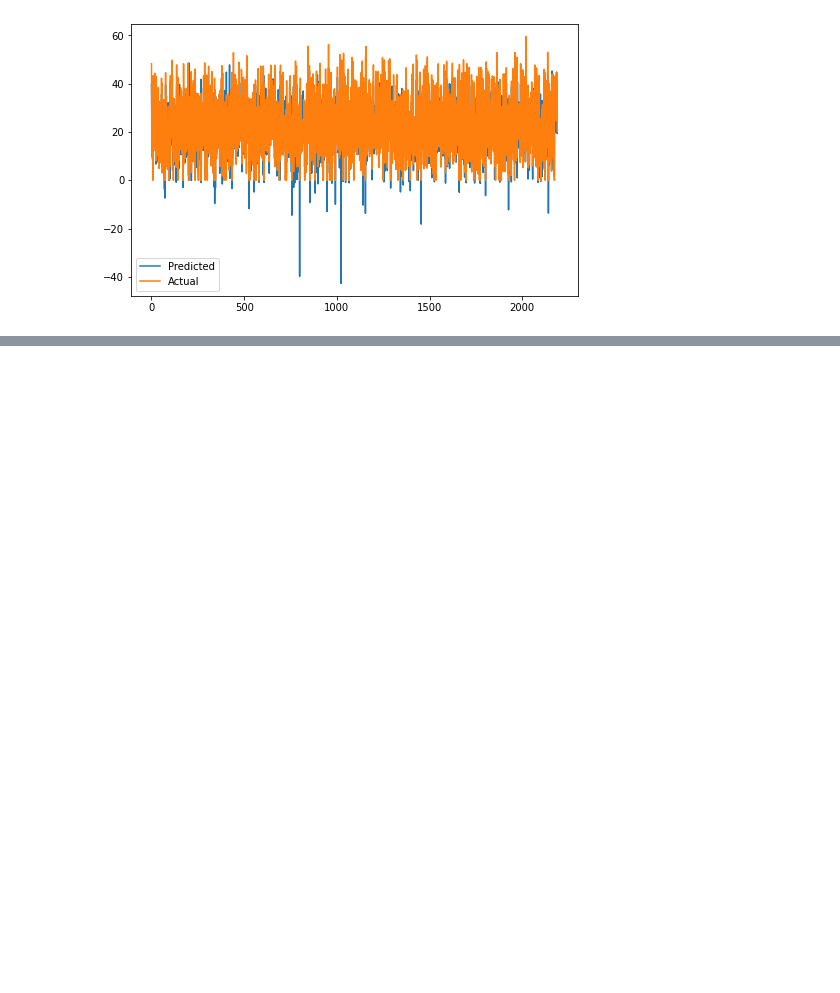
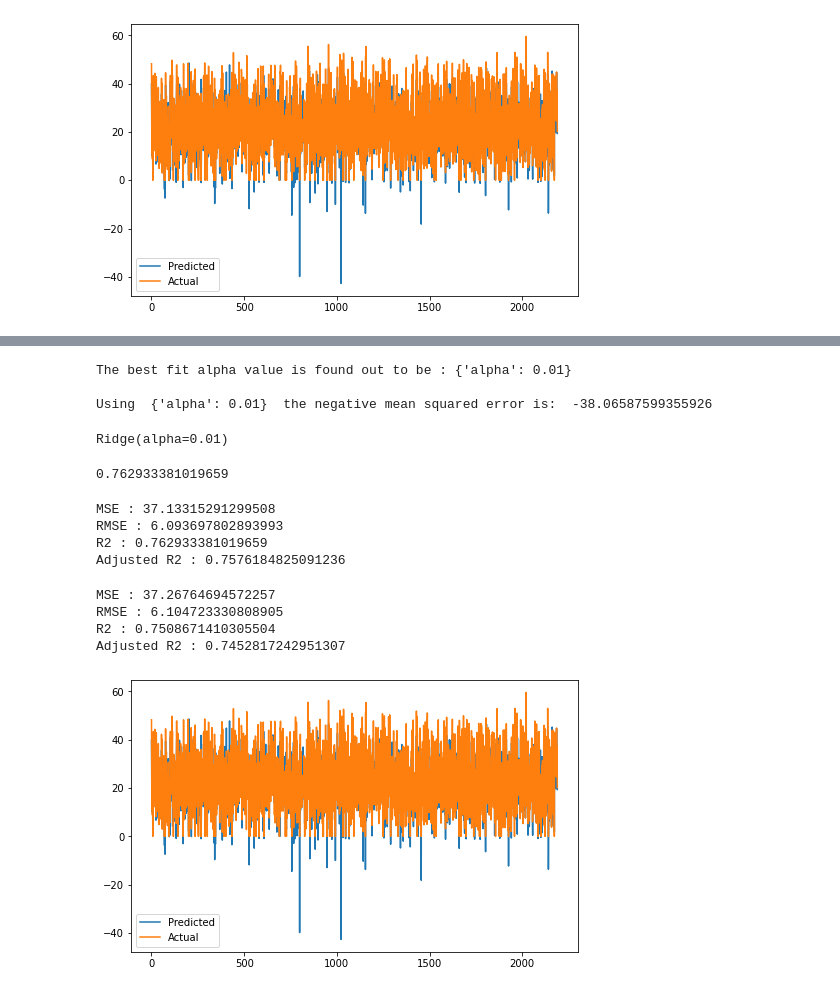
Before and after one commit to brahma102/Bike-Sharing-Demand-Prediction, a Jupyter notebook: Bike_Sharing_Demand_Prediction_Capstone_Project.ipynb, the cells around one changed output, grey strips where cells are left out. Cells and saved outputs as stored; diff of their text form; code cells hidden in the pictures; blank space fills up the shorter version.

```diff
--- a/Bike_Sharing_Demand_Prediction_Capstone_Project.ipynb
+++ b/Bike_Sharing_Demand_Prediction_Capstone_Project.ipynb
@@ -533,0 +604,7 @@ plt.show()
+# %%
+from sklearn.linear_model import Ridge
+
+ridge=Ridge()
+parameters = {'alpha': [1e-15,1e-10,1e-8,1e-5,1e-4,1e-3,1e-2,1,5,10,20,30,40,45,50,55,60,100]}
+ridge_regressor = GridSearchCV(ridge, parameters, scoring='neg_mean_squared_error', cv=3)
+ridge_regressor.fit(x_train,y_train)
@@ -533,0 +617,69 @@ plt.show()
+# %%
+print("The best fit alpha value is found out to be :" ,ridge_regressor.best_params_)
+print("\nUsing ",ridge_regressor.best_params_, " the negative mean squared error is: ", ridge_regressor.best_score_)
+# %% [output]
+The best fit alpha value is found out to be : {'alpha': 0.01}
+
+Using  {'alpha': 0.01}  the negative mean squared error is:  -38.06587599355926
+# %%
+ridge= Ridge(alpha=0.01)
+ridge.fit(x_train,y_train)
+# %% [output]
+Ridge(alpha=0.01)
+# %%
+ridge.score(x_train, y_train)
+# %% [output]
+0.762933381019659
+# %%
+#y pred  ridge test and train
+y_pred_train_ridge=ridge.predict(x_train)
+y_pred_test_ridge=ridge.predict(x_test)
+# %%
+# metrics for ridge regression
+from sklearn.metrics import mean_squared_error
+MSE= mean_squared_error((y_train), (y_pred_train_ridge))
+print("MSE :",MSE)
+
+RMSE=np.sqrt(MSE)
+print("RMSE :",RMSE)
+
+
+from sklearn.metrics import r2_score
+r2= r2_score(y_train, y_pred_train_ridge)
+print("R2 :",r2)
+print("Adjusted R2 :",1-(1-r2_score(y_train, y_pred_train_ridge))*((x_test.shape[0]-1)/(x_test.shape[0]-x_test.shape[1]-1)) )
+train['Ridge regreson']=MSE,RMSE,r2,1-(1-r2_score(y_train, y_pred_train_ridge))*((x_test.shape[0]-1)/(x_test.shape[0]-x_test.shape[1]-1))
+# %% [output]
+MSE : 37.13315291299508
+RMSE : 6.093697802893993
+R2 : 0.762933381019659
+Adjusted R2 : 0.7576184825091236
+# %%
+# metrics for ridge regression for test
+from sklearn.metrics import mean_squared_error
+MSE= mean_squared_error((y_test), (y_pred_test_ridge))
+print("MSE :",MSE)
+
+RMSE=np.sqrt(MSE)
+print("RMSE :",RMSE)
+
+
+from sklearn.metrics import r2_score
+r2= r2_score(y_test, y_pred_test_ridge)
+print("R2 :",r2)
+print("Adjusted R2 :",1-(1-r2_score(y_test, y_pred_test_ridge))*((x_test.shape[0]-1)/(x_test.shape[0]-x_test.shape[1]-1)) )
+test['Ridge regreson']=MSE,RMSE,r2,1-(1-r2_score(y_test, y_pred_test_ridge))*((x_test.shape[0]-1)/(x_test.shape[0]-x_test.shape[1]-1))
+# %% [output]
+MSE : 37.26764694572257
+RMSE : 6.104723330808905
+R2 : 0.7508671410305504
+Adjusted R2 : 0.7452817242951307
+# %%
+#plot for ridge
+plt.figure(figsize=(8,5))
+plt.plot((y_pred_test_ridge))
+plt.plot((np.array(y_test)))
+plt.legend(["Predicted","Actual"])
+plt.show()
+# %% [output]
+[figure, added]
```
Also changed, not shown: parts of 57 cells of this notebook.
